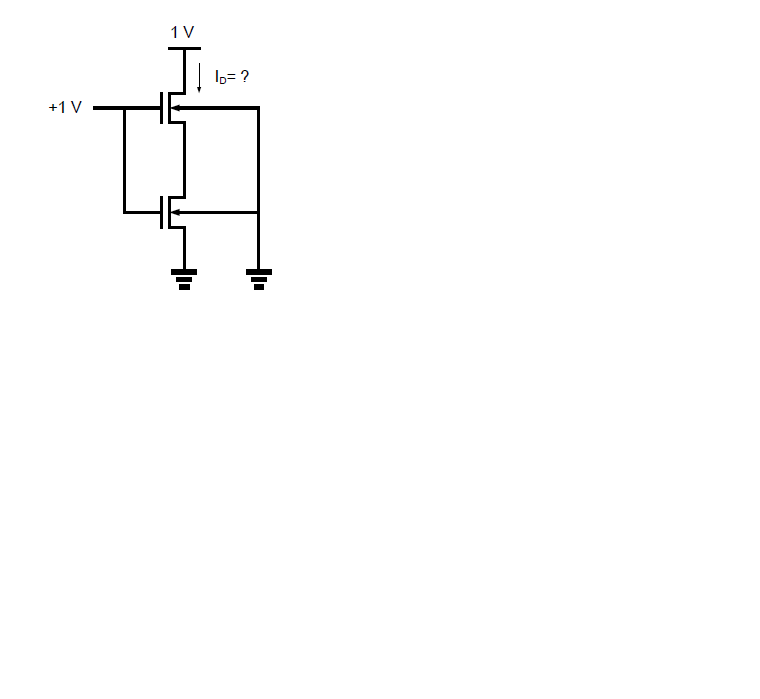
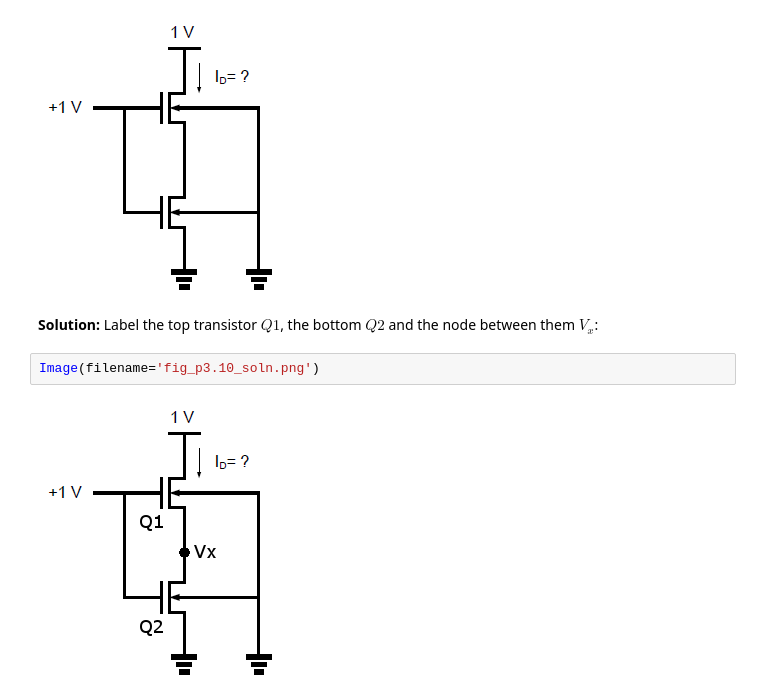
Before and after one commit to s-bear/WUSTL-CSE463M, a Jupyter notebook: CSE 463M, 563M Homework 1.ipynb, the cells around one changed output. Cells and saved outputs as stored; diff of their text form; blank space fills up the shorter version.

Commit message:
Finished homework 1 solution

```diff
--- a/CSE 463M, 563M Homework 1.ipynb
+++ b/CSE 463M, 563M Homework 1.ipynb
@@ -58,3 +233,9 @@ Hint: The solution requires several iterations, and the body effect on threshold
 Image(filename='fig_p3.10.png')
 # %% [output]
 [figure]
+# %% [markdown]
+**Solution:** Label the top transistor $Q1$, the bottom $Q2$ and the node between them $V_x$:
+# %%
+Image(filename='fig_p3.10_soln.png')
+# %% [output]
+[figure, added]
```
Also changed, not shown: parts of 20 cells of this notebook, 3 other files.
